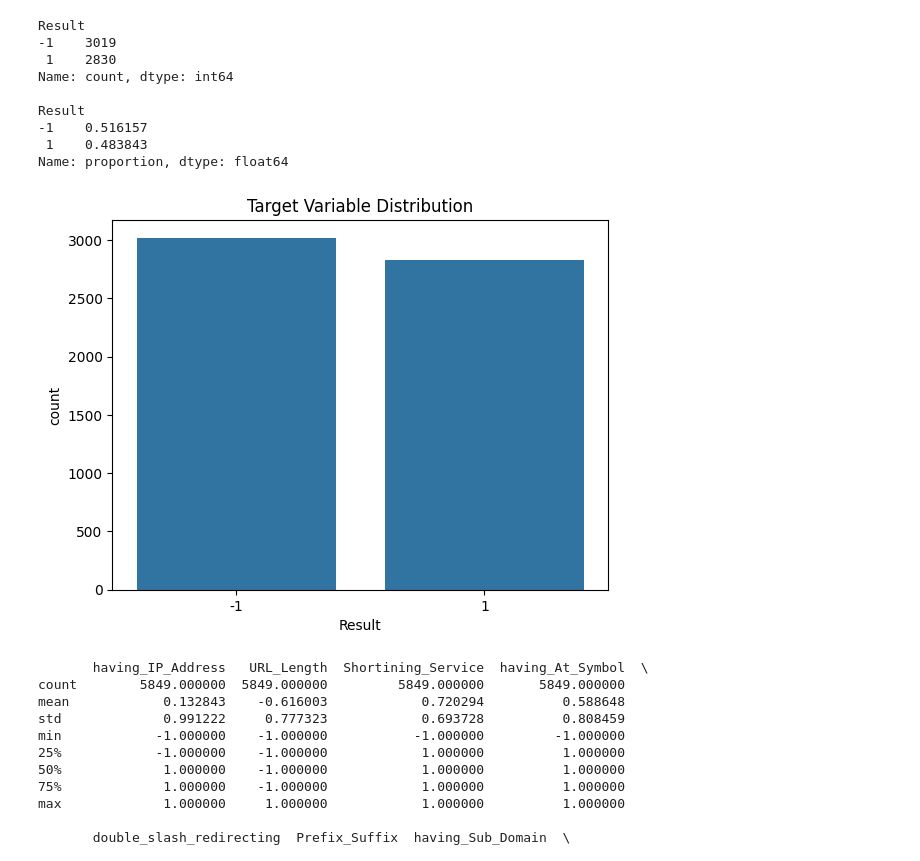
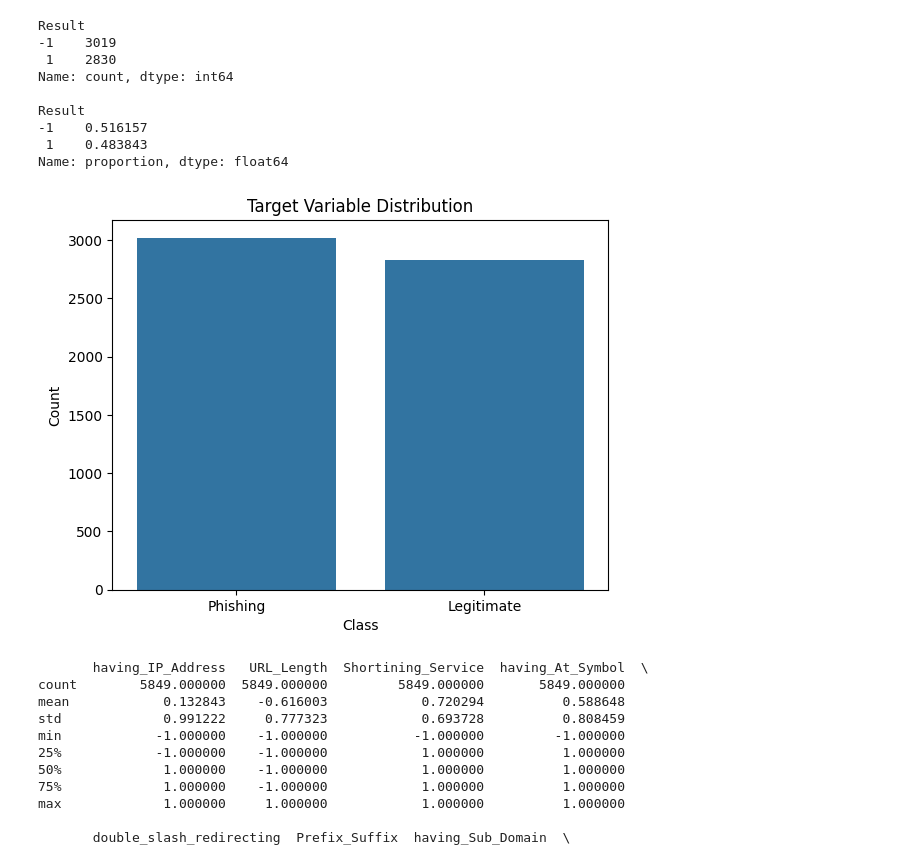
Before and after one commit to khushinanda29/phishing-website-detection, a Jupyter notebook: notebooks/EDA.ipynb, the cells around one changed output. Drawn from its saved outputs; the diff is of its cells as text; code cells hidden in the pictures.

```diff
--- a/notebooks/EDA.ipynb
+++ b/notebooks/EDA.ipynb
@@ -159,15 +161,22 @@ Result
 -1    0.516157
  1    0.483843
 Name: proportion, dtype: float64
+# %%
+# Relabel target just for display in plots
+target_labels = {-1: "Phishing", 1: "Legitimate"}
+df_plot = df.copy()
+df_plot["Result_label"] = df_plot["Result"].map(target_labels)
 # %%
 import seaborn as sns
 import matplotlib.pyplot as plt
 
-sns.countplot(x='Result', data=df)
+sns.countplot(x="Result_label", data=df_plot)
 plt.title("Target Variable Distribution")
+plt.xlabel("Class")
+plt.ylabel("Count")
 plt.show()
 # %% [output]
-[figure, old version]
+[figure, new version]
 # %%
 # Summary statistics
 print(df.describe())
```
Also changed, not shown: parts of 5 cells of this notebook, 7 other files.
